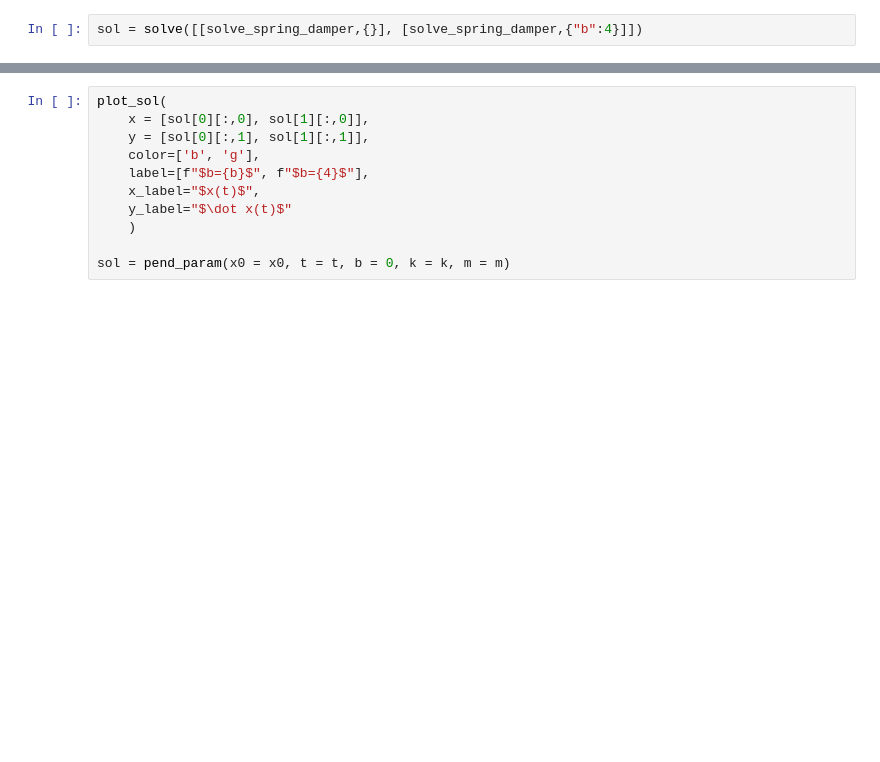
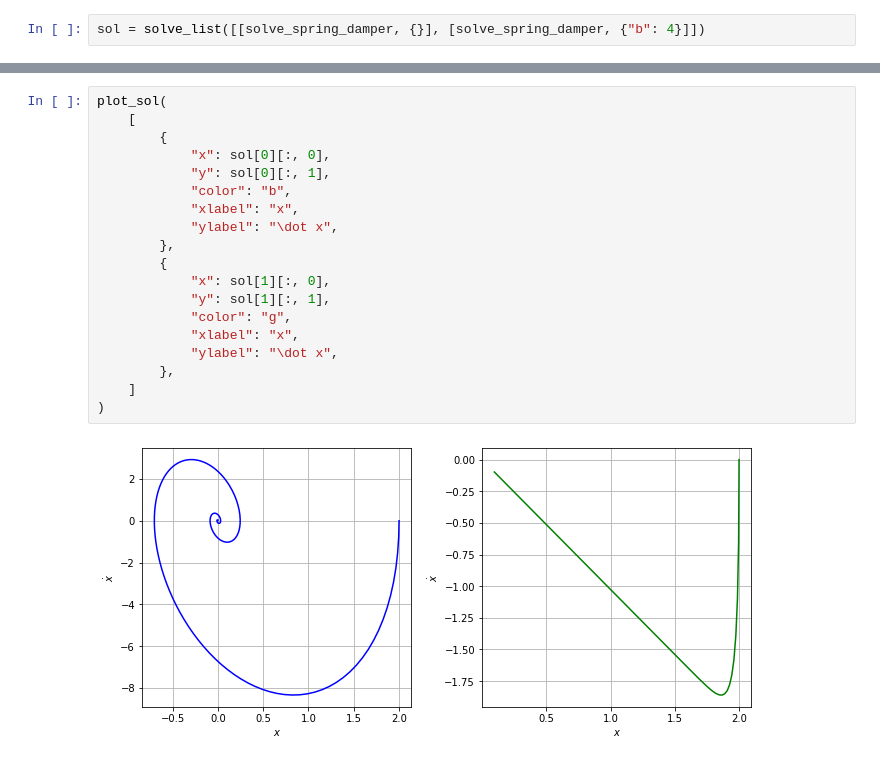
Before and after one commit to deemp/Innopolis, a Jupyter notebook: Lab1.ipynb, the cells around one changed output, grey strips where cells are left out. Saved outputs shown, nothing was run; the diff lists cells and outputs as text; blank space fills up the shorter version.

Commit message:
make good solve and plot

```diff
--- a/Lab1.ipynb
+++ b/Lab1.ipynb
@@ -53,3 +113,3 @@ def plot_sol(args : list(dict())):
 # %%
-sol = solve([[solve_spring_damper,{}], [solve_spring_damper,{"b":4}]])
+sol = solve_list([[solve_spring_damper, {}], [solve_spring_damper, {"b": 4}]])
 # %%
@@ -57,11 +130,21 @@ plot_sol(xy = [[t,sol[0][:,0]]], color=['b'], label=['x(t)'], x_label='t', y_lab
 # %%
 plot_sol(
-    x = [sol[0][:,0], sol[1][:,0]],
-    y = [sol[0][:,1], sol[1][:,1]],
-    color=['b', 'g'],
-    label=[f"$b={b}$", f"$b={4}$"],
-    x_label="$x(t)$",
-    y_label="$\dot x(t)$"
-    )
-
-sol = pend_param(x0 = x0, t = t, b = 0, k = k, m = m)
+    [
+        {
+            "x": sol[0][:, 0],
+            "y": sol[0][:, 1],
+            "color": "b",
+            "xlabel": "x",
+            "ylabel": "\dot x",
+        },
+        {
+            "x": sol[1][:, 0],
+            "y": sol[1][:, 1],
+            "color": "g",
+            "xlabel": "x",
+            "ylabel": "\dot x",
+        },
+    ]
+)
+# %% [output]
+[figure, added]
```
Also changed, not shown: parts of 7 cells of this notebook, 1 other file.
